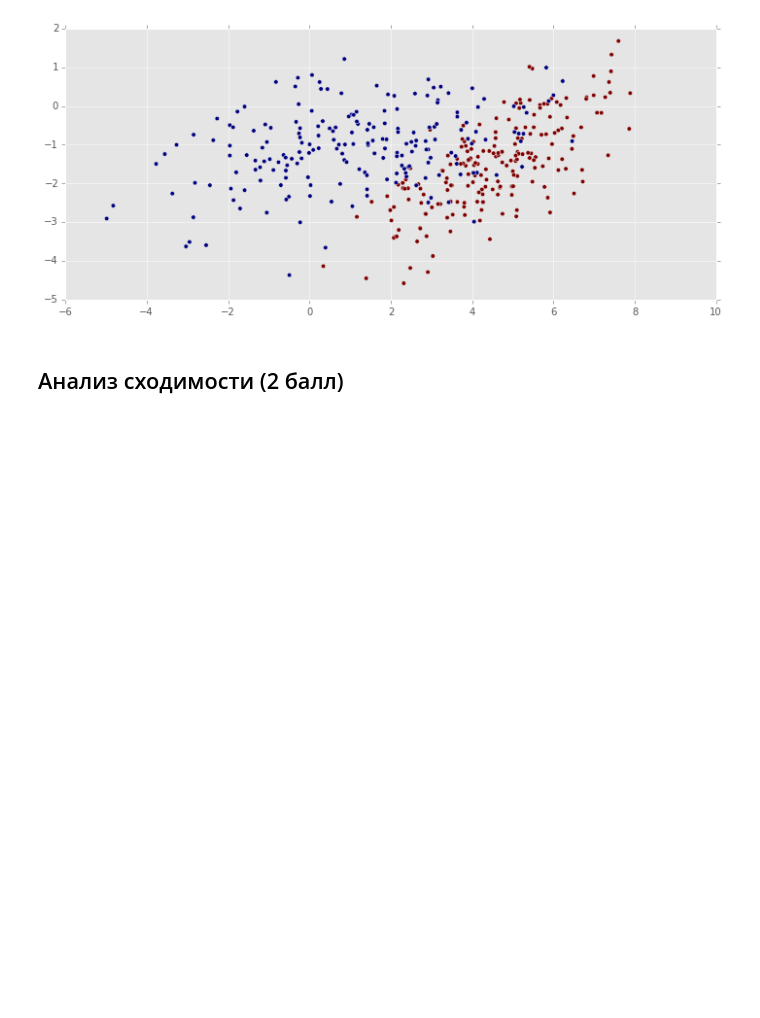
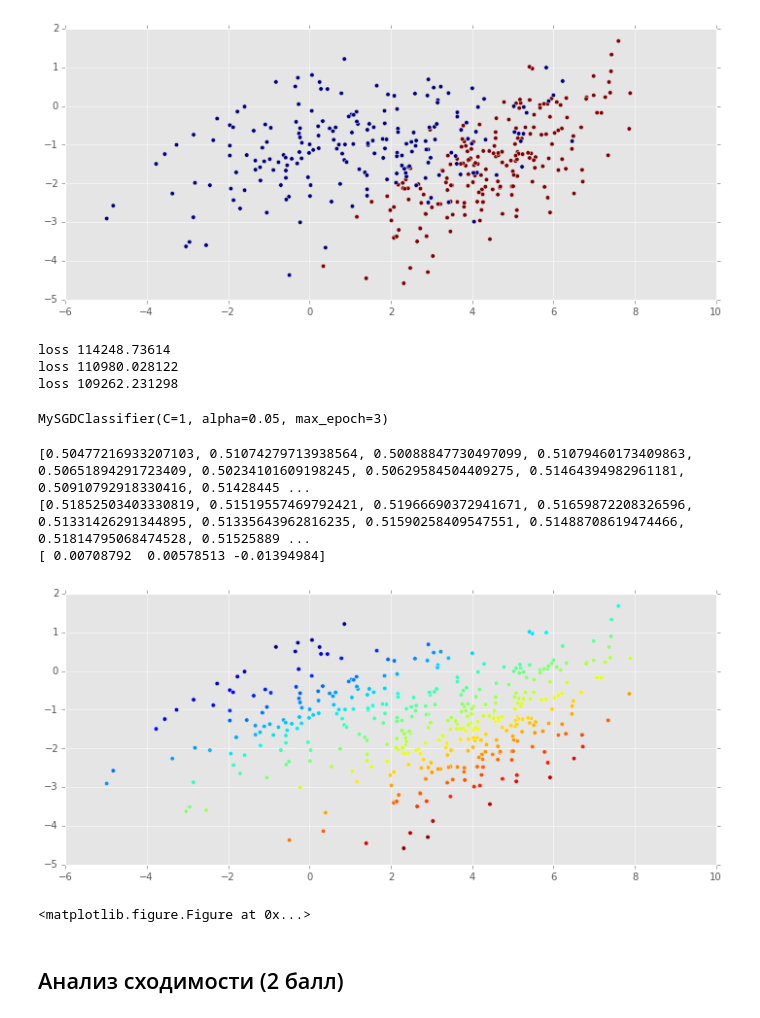
Before and after one commit to aitap/sphere-dm1-homework, a Jupyter notebook: hw4-lin-model/krylov.ipynb, the cells around one changed output. Cells and saved outputs as stored; diff of their text form; code cells hidden in the pictures; blank space fills up the shorter version.

Commit message:
hw4: I sort of implemented the model, but it's so damn indecisive

```diff
--- a/hw4-lin-model/krylov.ipynb
+++ b/hw4-lin-model/krylov.ipynb
@@ -152,5 +166,10 @@ plt.scatter(X[:,0], X[:,1], c=y)
 <matplotlib.collections.PathCollection at 0x...>
 [figure]
 # %%
-model = MySGDClassifier()
+model = MySGDClassifier(alpha=.05,max_epoch=3)
 model.fit(X, y)
+# %% [output]
+loss 114248.73614
+loss 110980.028122
+loss 109262.231298
+MySGDClassifier(C=1, alpha=0.05, max_epoch=3)
@@ -159,3 +176,16 @@ model.fit(X, y)
+# %%
+plt.scatter(X[:,0],X[:,1],c=model.predict_proba(X))
+#plt.figure()
+#plt.scatter(X[:,0],X[:,1],c=model.predict(X))
+print model.predict_proba(X[y==0])
+print model.predict_proba(X[y==1])
+print model.weights
+# %% [output]
+[0.50477216933207103, 0.51074279713938564, 0.50088847730497099, 0.51079460173409863, 0.50651894291723409, 0.50234101609198245, 0.50629584504409275, 0.51464394982961181, 0.50910792918330416, 0.51428445 ...
+[0.51852503403330819, 0.51519557469792421, 0.51966690372941671, 0.51659872208326596, 0.51331426291344895, 0.51335643962816235, 0.51590258409547551, 0.51488708619474466, 0.51814795068474528, 0.51525889 ...
+[ 0.00708792  0.00578513 -0.01394984]
+[figure, added]
+<matplotlib.figure.Figure at 0x...>
 # %% [markdown]
 ## Анализ сходимости (2 балл)
 # %% [markdown]
```
Also changed, not shown: parts of 3 cells of this notebook.
